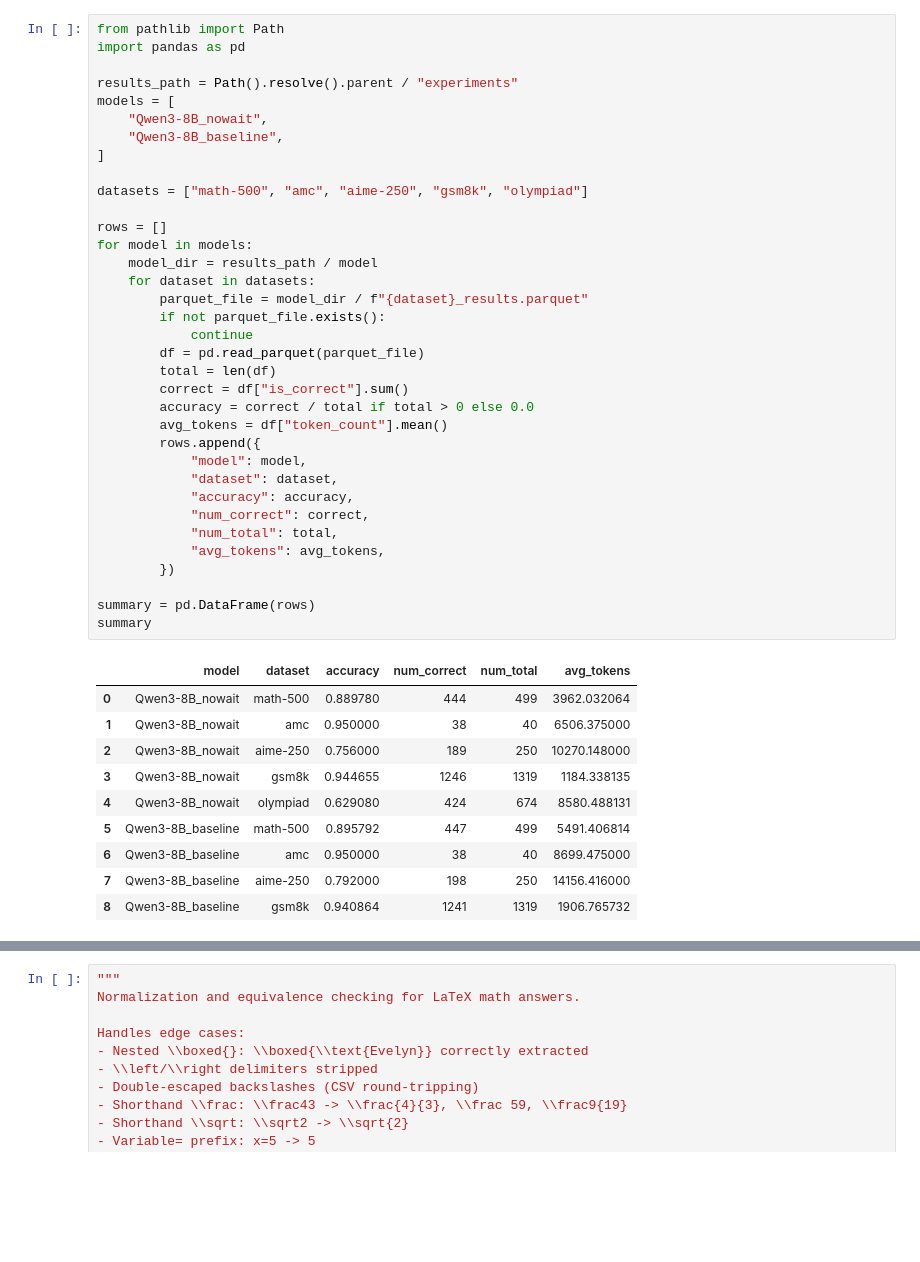
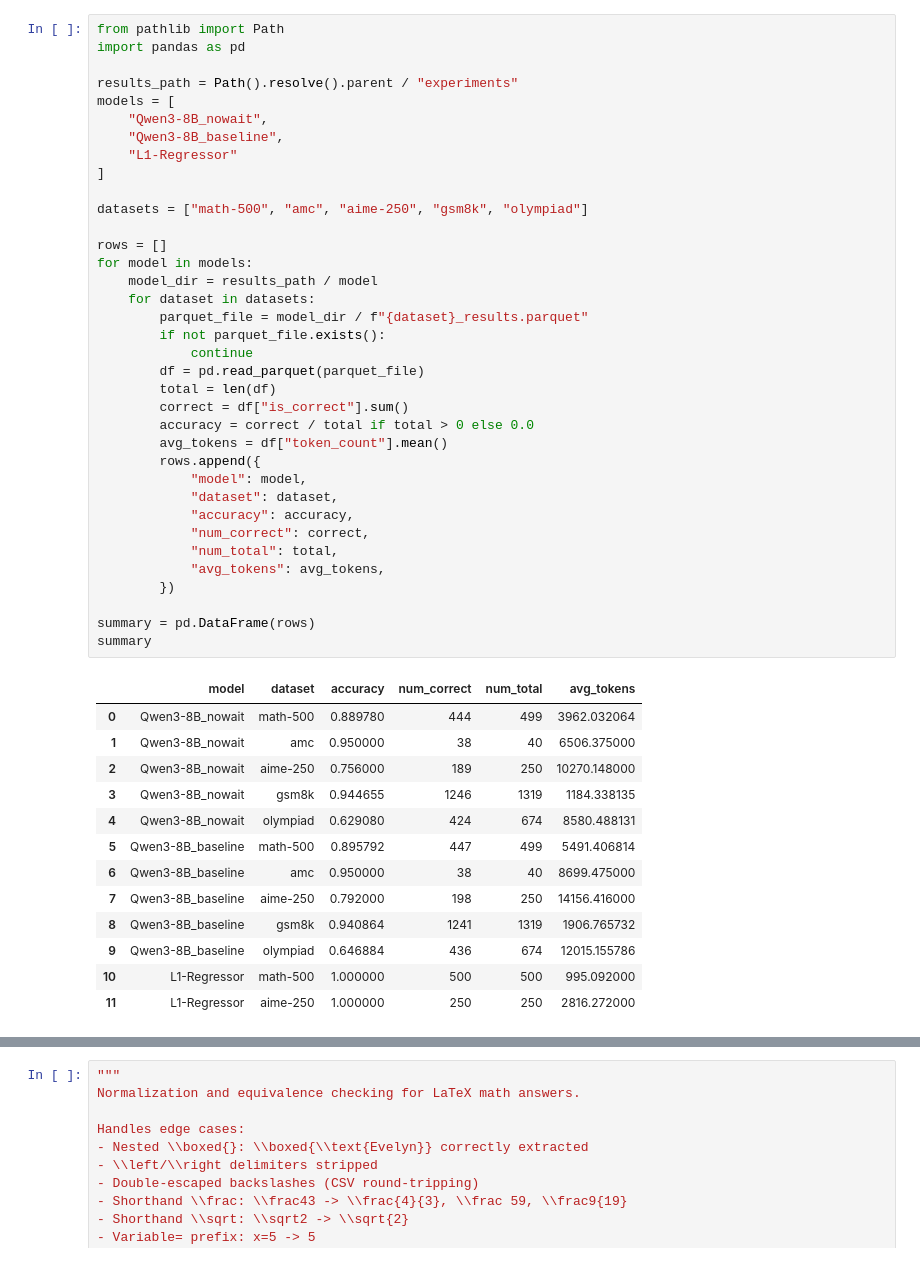
Before and after one commit to SebastianJitaru29/llm-think-too-much, a Jupyter notebook: evaluation/results_analysis.ipynb, the cells around one changed output, grey strips where cells are left out. Cells and saved outputs as stored; diff of their text form; blank space fills up the shorter version.

```diff
--- a/evaluation/results_analysis.ipynb
+++ b/evaluation/results_analysis.ipynb
@@ -6,6 +16,7 @@ results_path = Path().resolve().parent / "experiments"
 models = [
     "Qwen3-8B_nowait",
     "Qwen3-8B_baseline",
+    "L1-Regressor"
 ]
 
 datasets = ["math-500", "amc", "aime-250", "gsm8k", "olympiad"]
@@ -17,33 +28,36 @@ for model in models:
         parquet_file = model_dir / f"{dataset}_results.parquet"
         if not parquet_file.exists():
             continue
         df = pd.read_parquet(parquet_file)
         total = len(df)
         correct = df["is_correct"].sum()
         accuracy = correct / total if total > 0 else 0.0
         avg_tokens = df["token_count"].mean()
         rows.append({
             "model": model,
             "dataset": dataset,
             "accuracy": accuracy,
             "num_correct": correct,
             "num_total": total,
             "avg_tokens": avg_tokens,
         })
 
 summary = pd.DataFrame(rows)
 summary
 # %% [output]
 |  | model | dataset | accuracy | num_correct | num_total | avg_tokens |
 | 0 | Qwen3-8B_nowait | math-500 | 0.889780 | 444 | 499 | 3962.032064 |
 | 1 | Qwen3-8B_nowait | amc | 0.950000 | 38 | 40 | 6506.375000 |
 | 2 | Qwen3-8B_nowait | aime-250 | 0.756000 | 189 | 250 | 10270.148000 |
 | 3 | Qwen3-8B_nowait | gsm8k | 0.944655 | 1246 | 1319 | 1184.338135 |
 | 4 | Qwen3-8B_nowait | olympiad | 0.629080 | 424 | 674 | 8580.488131 |
 | 5 | Qwen3-8B_baseline | math-500 | 0.895792 | 447 | 499 | 5491.406814 |
 | 6 | Qwen3-8B_baseline | amc | 0.950000 | 38 | 40 | 8699.475000 |
 | 7 | Qwen3-8B_baseline | aime-250 | 0.792000 | 198 | 250 | 14156.416000 |
 | 8 | Qwen3-8B_baseline | gsm8k | 0.940864 | 1241 | 1319 | 1906.765732 |
+| 9 | Qwen3-8B_baseline | olympiad | 0.646884 | 436 | 674 | 12015.155786 |
+| 10 | L1-Regressor | math-500 | 1.000000 | 500 | 500 | 995.092000 |
+| 11 | L1-Regressor | aime-250 | 1.000000 | 250 | 250 | 2816.272000 |
 # %%
 from pathlib import Path
 import pandas as pd
```
Also changed, not shown: parts of 5 cells of this notebook, 3 other files.
